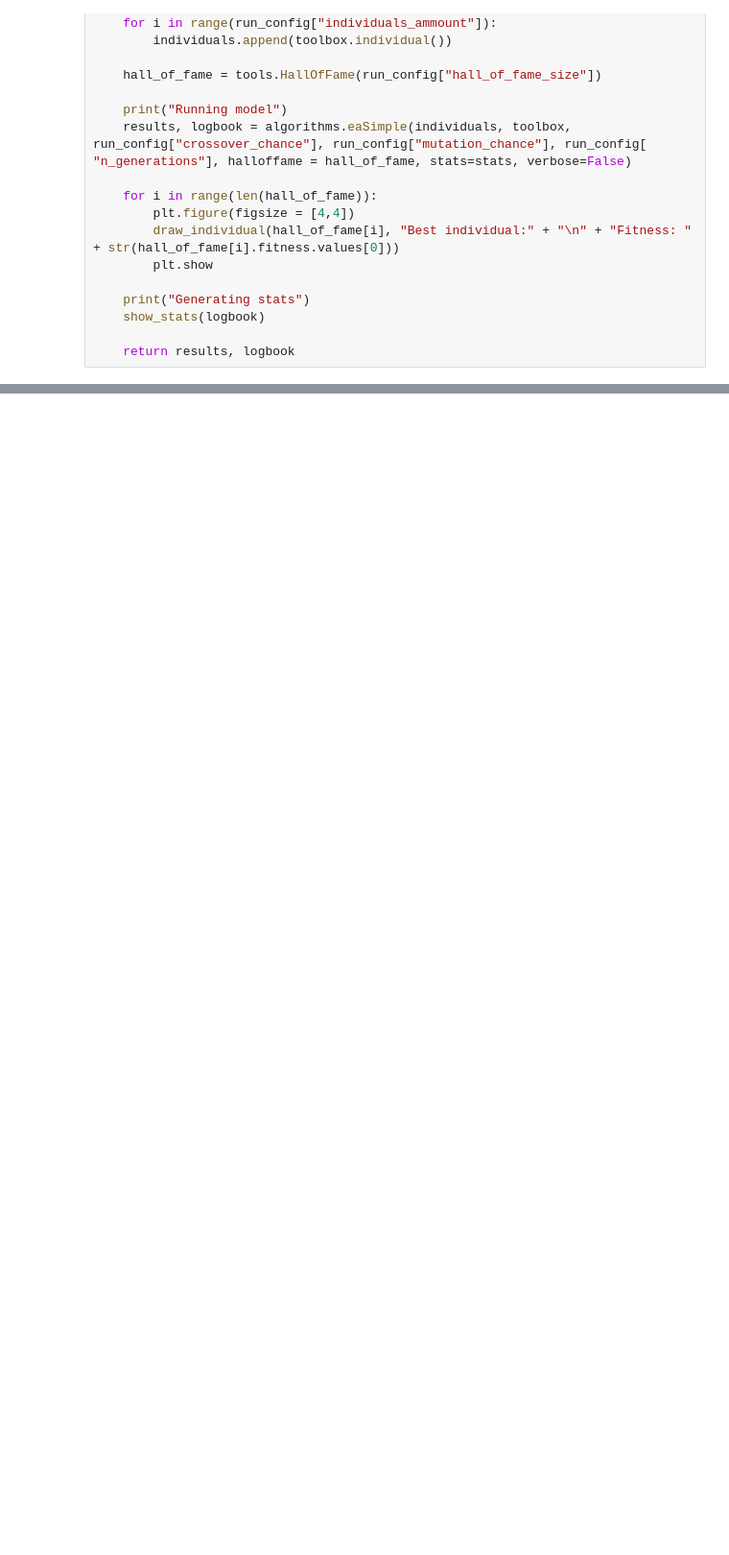
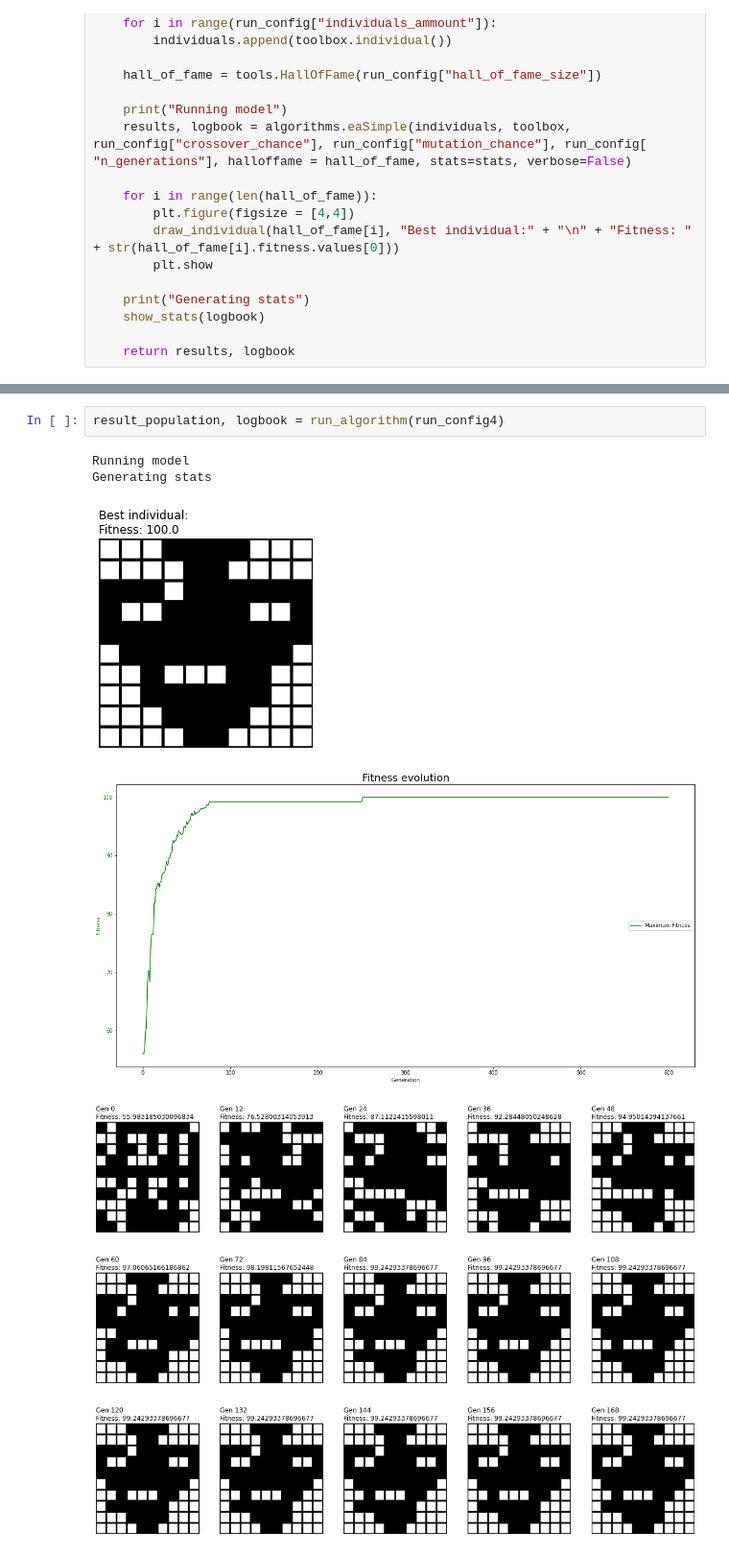
Before and after one commit to Roma1417/ag-nanogram-resolver, a Jupyter notebook: AG nanogram.ipynb, the cells around one changed output, grey strips where cells are left out. Shown at 96% size. Cells and saved outputs as stored; diff of their text form; blank space fills up the shorter version.

```diff
--- a/AG nanogram.ipynb
+++ b/AG nanogram.ipynb
@@ -303,0 +332,10 @@ logbook.chapters["individual"]
+# %%
+result_population, logbook = run_algorithm(run_config4)
+# %% [output]
+Running model
+Generating stats
+[figure, added]
+[figure, added]
+[figure, added]
+[figure, added]
+[figure, added]
```
Also changed, not shown: parts of 17 cells of this notebook.
